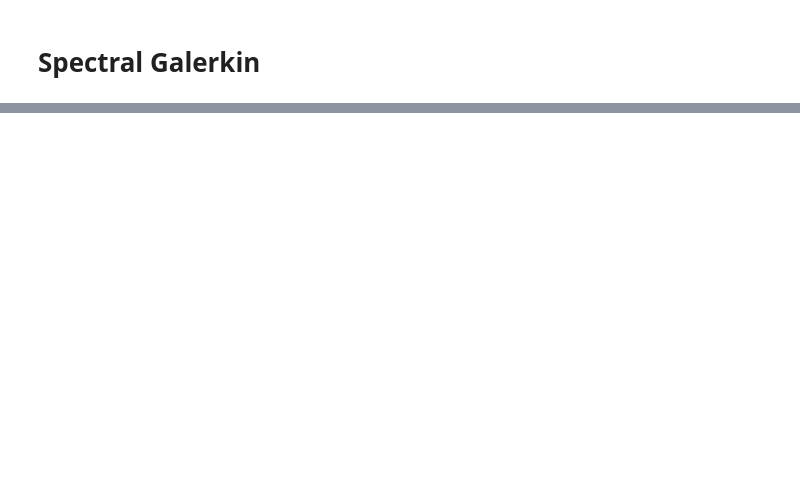
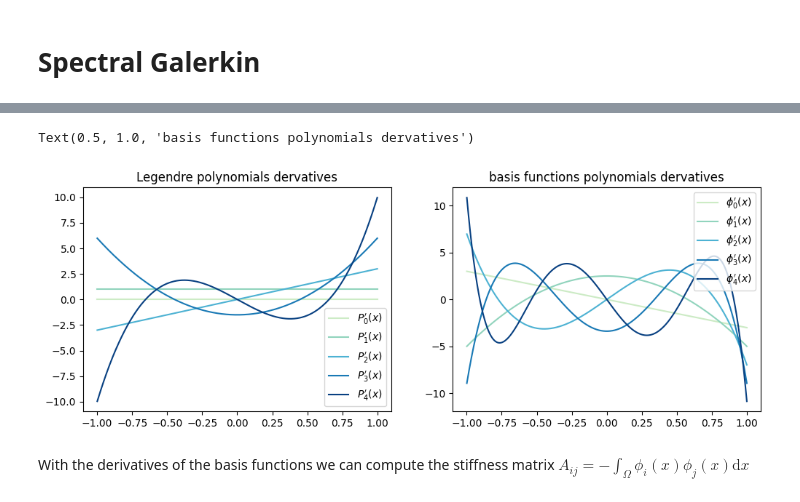
Before and after one commit to kilianroeth/galerkin-methods, a Jupyter notebook: spectral-galerkin.ipynb, the cells around one changed output, grey strips where cells are left out. Drawn from its saved outputs; the diff is of its cells as text; code cells hidden in the pictures; blank space fills up the shorter version.

```diff
--- a/spectral-galerkin.ipynb
+++ b/spectral-galerkin.ipynb
@@ -26,0 +51,27 @@ plt.show()
+# %%
+def legendre_deriv(n, x):
+    coeffs = np.zeros(n + 1)
+    coeffs[n] = 1
+    deriv_coeffs = legder(coeffs)
+    return legval(x, deriv_coeffs)
+
+def phi_spec_deriv(n, x):
+    return legendre_deriv(n,x) - legendre_deriv(n+2,x)
+# %%
+N = 5
+x = np.linspace(-0.999,0.999,1000)
+colors = plt.cm.GnBu(np.linspace(0.25, 1, N))
+fig, axes = plt.subplots(1, 2, figsize=(12, 4))
+for n in range(5):
+    axes[0].plot(x, legendre_deriv(n, x), label=rf"$P_{n}'(x)$", color=colors[n])
+    axes[1].plot(x, phi_spec_deriv(n, x), label=rf"$\phi_{n}'(x)$", color=colors[n])
+
+axes[0].legend()
+axes[1].legend()
+axes[0].set_title("Legendre polynomials dervatives")
+axes[1].set_title("basis functions polynomials dervatives")
+# %% [output]
+Text(0.5, 1.0, 'basis functions polynomials dervatives')
+[figure, added]
+# %% [markdown]
+With the derivatives of the basis functions we can compute the stiffness matrix $A_{ij} = - \int_\Omega \phi_i(x) \phi_j(x) \mathrm{d}x$
```
Also changed, not shown: parts of 15 cells of this notebook, 1 other file.
